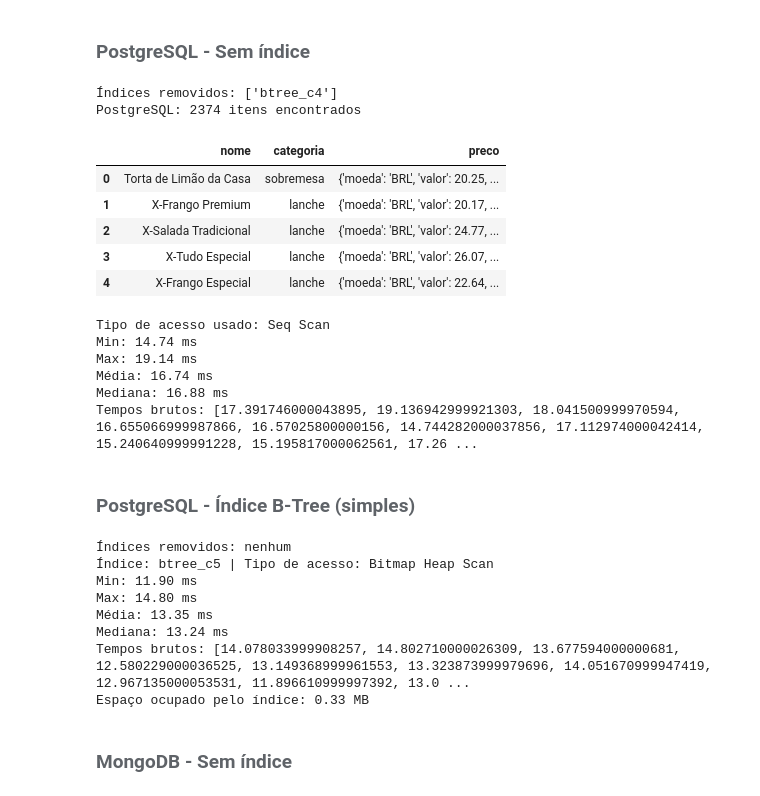
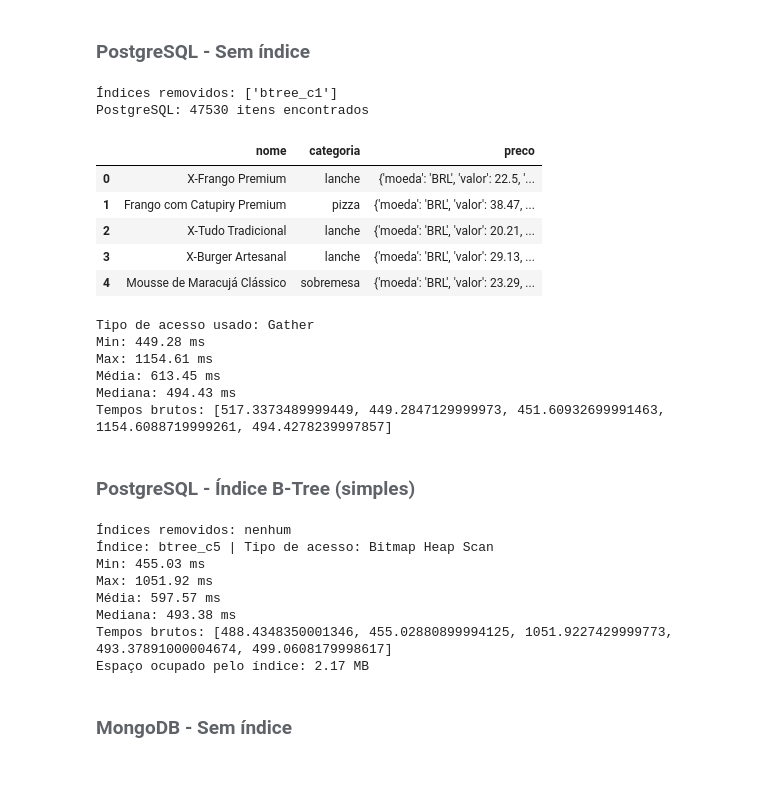
Before and after one commit to RauanySecci/TCC_Rauany, a Jupyter notebook: notebooks/analises.ipynb, the cells around one changed output. Cells and saved outputs as stored; diff of their text form; code cells hidden in the pictures.

```diff
--- a/notebooks/analises.ipynb
+++ b/notebooks/analises.ipynb
@@ -1475,47 +1496,47 @@ def consulta_c5_pg(minimo=20, maximo=50):
         engine_pg,
         params={"minimo": minimo, "maximo": maximo}
     )
 
 def explain_c5_pg(minimo=20, maximo=50):
     with engine_pg.connect() as conn:
         resultado = conn.execute(text(
             "EXPLAIN (ANALYZE, FORMAT JSON) SELECT nome, categoria, preco FROM itens "
             "WHERE (preco->>'valor')::numeric BETWEEN :minimo AND :maximo AND status <> 'DELETED'"
         ), {"minimo": minimo, "maximo": maximo}).scalar()
         return resultado[0]
 
 # Inspeciona os dados
 df_c5_pg = consulta_c5_pg()
 print(f"PostgreSQL: {len(df_c5_pg)} itens encontrados")
 display(df_c5_pg.head())
 
 # Confirma o plano de execução
 plano_c5_pg = explain_c5_pg()
 node_type = plano_c5_pg["Plan"]["Node Type"]
 print(f"Tipo de acesso usado: {node_type}")
 
 # Mede o tempo de execução
-resultado_c5_pg_sem_indice = medir_tempo(consulta_c5_pg, repeats=10)
+resultado_c5_pg_sem_indice = medir_tempo(consulta_c5_pg, repeats=REPETICOES, warm_up=False, antes=limpar_cache)
 print(f"Min: {resultado_c5_pg_sem_indice['min']:.2f} ms")
 print(f"Max: {resultado_c5_pg_sem_indice['max']:.2f} ms")
 print(f"Média: {resultado_c5_pg_sem_indice['media']:.2f} ms")
 print(f"Mediana: {resultado_c5_pg_sem_indice['mediana']:.2f} ms")
 print(f"Tempos brutos: {resultado_c5_pg_sem_indice['tempos_brutos']}")
 # %% [output]
-Índices removidos: ['btree_c4']
-PostgreSQL: 2374 itens encontrados
+Índices removidos: ['btree_c1']
+PostgreSQL: 47530 itens encontrados
 |  | nome | categoria | preco |
-| 0 | Torta de Limão da Casa | sobremesa | {'moeda': 'BRL', 'valor': 20.25, ... |
-| 1 | X-Frango Premium | lanche | {'moeda': 'BRL', 'valor': 20.17, ... |
-| 2 | X-Salada Tradicional | lanche | {'moeda': 'BRL', 'valor': 24.77, ... |
-| 3 | X-Tudo Especial | lanche | {'moeda': 'BRL', 'valor': 26.07, ... |
-| 4 | X-Frango Especial | lanche | {'moeda': 'BRL', 'valor': 22.64, ... |
+| 0 | X-Frango Premium | lanche | {'moeda': 'BRL', 'valor': 22.5, '... |
+| 1 | Frango com Catupiry Premium | pizza | {'moeda': 'BRL', 'valor': 38.47, ... |
+| 2 | X-Tudo Tradicional | lanche | {'moeda': 'BRL', 'valor': 20.21, ... |
+| 3 | X-Burger Artesanal | lanche | {'moeda': 'BRL', 'valor': 29.13, ... |
+| 4 | Mousse de Maracujá Clássico | sobremesa | {'moeda': 'BRL', 'valor': 23.29, ... |
-Tipo de acesso usado: Seq Scan
-Min: 14.74 ms
-Max: 19.14 ms
-Média: 16.74 ms
-Mediana: 16.88 ms
-Tempos brutos: [17.391746000043895, 19.136942999921303, 18.041500999970594, 16.655066999987866, 16.57025800000156, 14.744282000037856, 17.112974000042414, 15.240640999991228, 15.195817000062561, 17.26 ...
+Tipo de acesso usado: Gather
+Min: 449.28 ms
+Max: 1154.61 ms
+Média: 613.45 ms
+Mediana: 494.43 ms
+Tempos brutos: [517.3373489999449, 449.2847129999973, 451.60932699991463, 1154.6088719999261, 494.4278239997857]
 # %% [markdown]
 ###### <span style="font-size:1.6em">PostgreSQL - Índice B-Tree (simples)</span>
 # %%
@@ -1535,7 +1556,7 @@ indice_usado = extrair_nome_indice(plano_c5_pg_btree)
 print(f"Índice: {indice_usado} | Tipo de acesso: {node_type}")
 
 # Mede o tempo de execução
-resultado_c5_pg_btree = medir_tempo(consulta_c5_pg, repeats=10)
+resultado_c5_pg_btree = medir_tempo(consulta_c5_pg, repeats=REPETICOES, warm_up=False, antes=limpar_cache)
 print(f"Min: {resultado_c5_pg_btree['min']:.2f} ms")
 print(f"Max: {resultado_c5_pg_btree['max']:.2f} ms")
 print(f"Média: {resultado_c5_pg_btree['media']:.2f} ms")
@@ -1548,12 +1569,12 @@ print(f"Espaço ocupado pelo índice: {espaco_indice_c5_pg:.2f} MB")
 # %% [output]
 Índices removidos: nenhum
 Índice: btree_c5 | Tipo de acesso: Bitmap Heap Scan
-Min: 11.90 ms
-Max: 14.80 ms
-Média: 13.35 ms
-Mediana: 13.24 ms
-Tempos brutos: [14.078033999908257, 14.802710000026309, 13.677594000000681, 12.580229000036525, 13.149368999961553, 13.323873999979696, 14.051670999947419, 12.967135000053531, 11.896610999997392, 13.0 ...
-Espaço ocupado pelo índice: 0.33 MB
+Min: 455.03 ms
+Max: 1051.92 ms
+Média: 597.57 ms
+Mediana: 493.38 ms
+Tempos brutos: [488.4348350001346, 455.02880899994125, 1051.9227429999773, 493.37891000004674, 499.0608179998617]
+Espaço ocupado pelo índice: 2.17 MB
 # %% [markdown]
 ###### <span style="font-size:1.6em">MongoDB - Sem índice</span>
 # %%
```
Also changed, not shown: parts of 45 cells of this notebook, 35 other files.
